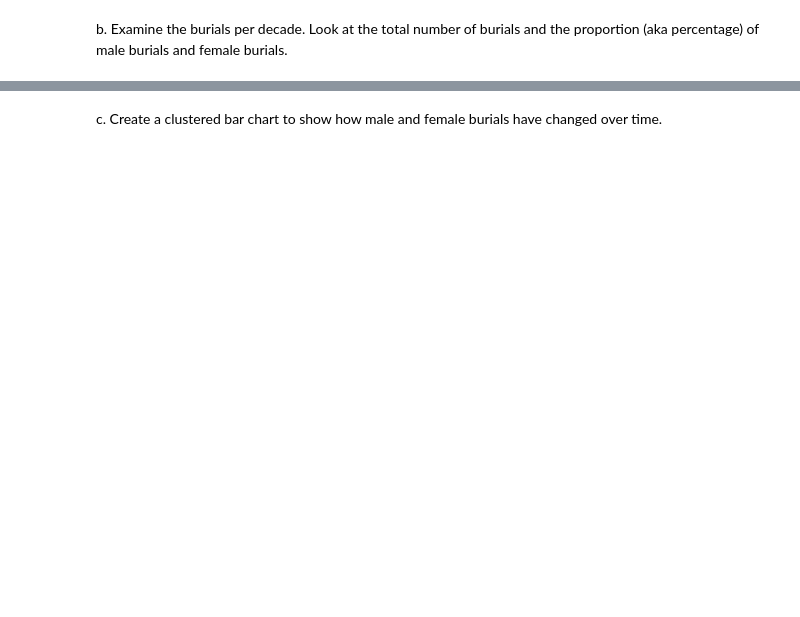
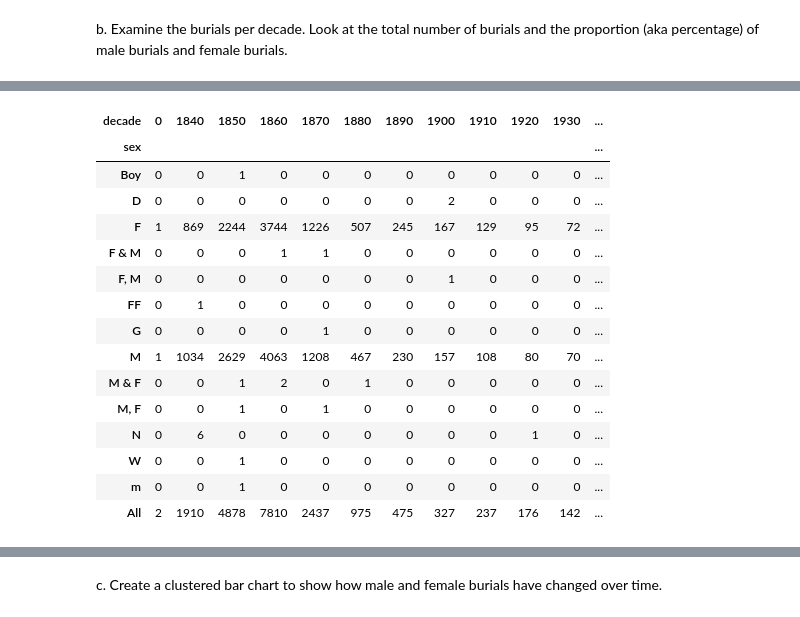
Before and after one commit to NSS-Data-Analytics-Cohort-10/advanced-pandas-megyg6, a Jupyter notebook: notebooks/nash_city_cemetery_pandas.ipynb, the cells around one changed output, grey strips where cells are left out. Saved outputs shown, nothing was run; the diff lists cells and outputs as text; code cells hidden in the pictures; blank space fills up the shorter version.

```diff
--- a/notebooks/nash_city_cemetery_pandas.ipynb
+++ b/notebooks/nash_city_cemetery_pandas.ipynb
@@ -364,0 +363,20 @@ AssertionError: arrays and names must have the same length
+# %%
+pd.crosstab(cemetery_df['sex'], cemetery_df['decade'],
+                      margins=True)
+# %% [output]
+| decade | 0 | 1840 | 1850 | 1860 | 1870 | 1880 | 1890 | 1900 | 1910 | 1920 | 1930 | ... |
+| sex |  |  |  |  |  |  |  |  |  |  |  | ... |
+| Boy | 0 | 0 | 1 | 0 | 0 | 0 | 0 | 0 | 0 | 0 | 0 | ... |
+| D | 0 | 0 | 0 | 0 | 0 | 0 | 0 | 2 | 0 | 0 | 0 | ... |
+| F | 1 | 869 | 2244 | 3744 | 1226 | 507 | 245 | 167 | 129 | 95 | 72 | ... |
+| F & M | 0 | 0 | 0 | 1 | 1 | 0 | 0 | 0 | 0 | 0 | 0 | ... |
+| F, M | 0 | 0 | 0 | 0 | 0 | 0 | 0 | 1 | 0 | 0 | 0 | ... |
+| FF | 0 | 1 | 0 | 0 | 0 | 0 | 0 | 0 | 0 | 0 | 0 | ... |
+| G | 0 | 0 | 0 | 0 | 1 | 0 | 0 | 0 | 0 | 0 | 0 | ... |
+| M | 1 | 1034 | 2629 | 4063 | 1208 | 467 | 230 | 157 | 108 | 80 | 70 | ... |
+| M & F | 0 | 0 | 1 | 2 | 0 | 1 | 0 | 0 | 0 | 0 | 0 | ... |
+| M, F | 0 | 0 | 1 | 0 | 1 | 0 | 0 | 0 | 0 | 0 | 0 | ... |
+| N | 0 | 6 | 0 | 0 | 0 | 0 | 0 | 0 | 0 | 1 | 0 | ... |
+| W | 0 | 0 | 1 | 0 | 0 | 0 | 0 | 0 | 0 | 0 | 0 | ... |
+| m | 0 | 0 | 1 | 0 | 0 | 0 | 0 | 0 | 0 | 0 | 0 | ... |
+| All | 2 | 1910 | 4878 | 7810 | 2437 | 975 | 475 | 327 | 237 | 176 | 142 | ... |
```
Also changed, not shown: parts of 31 cells of this notebook.
